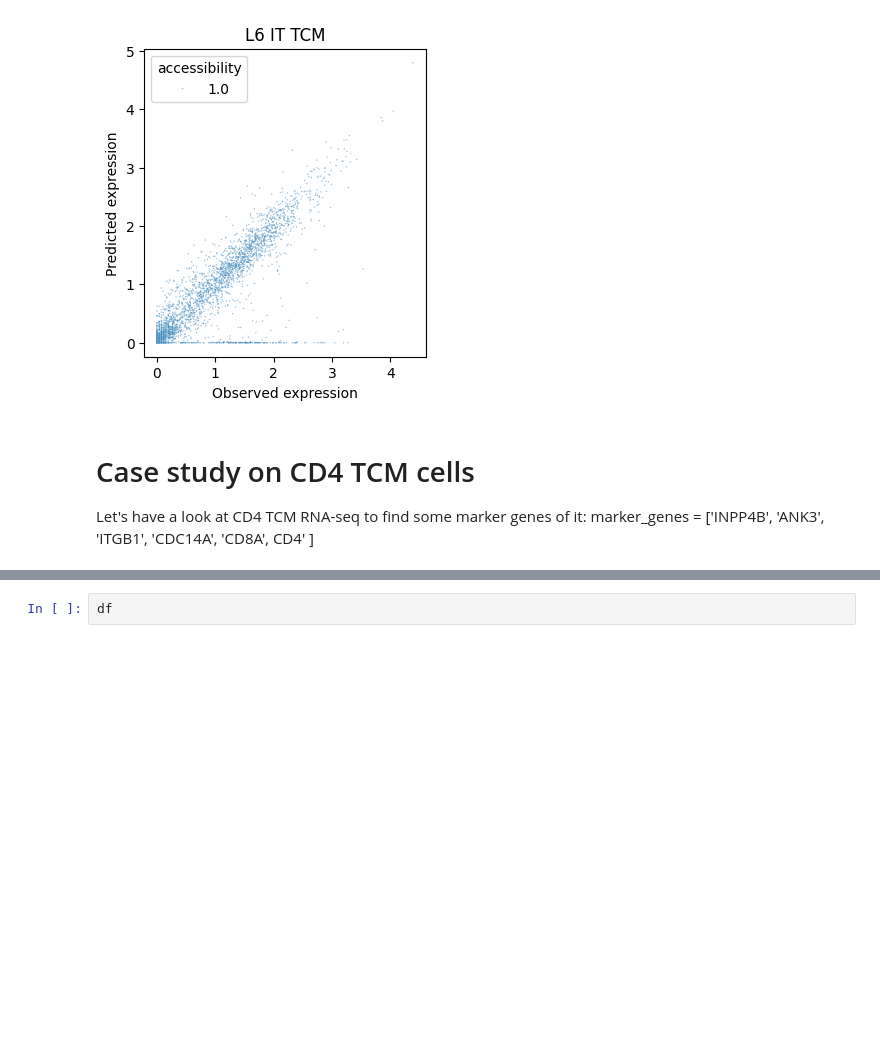
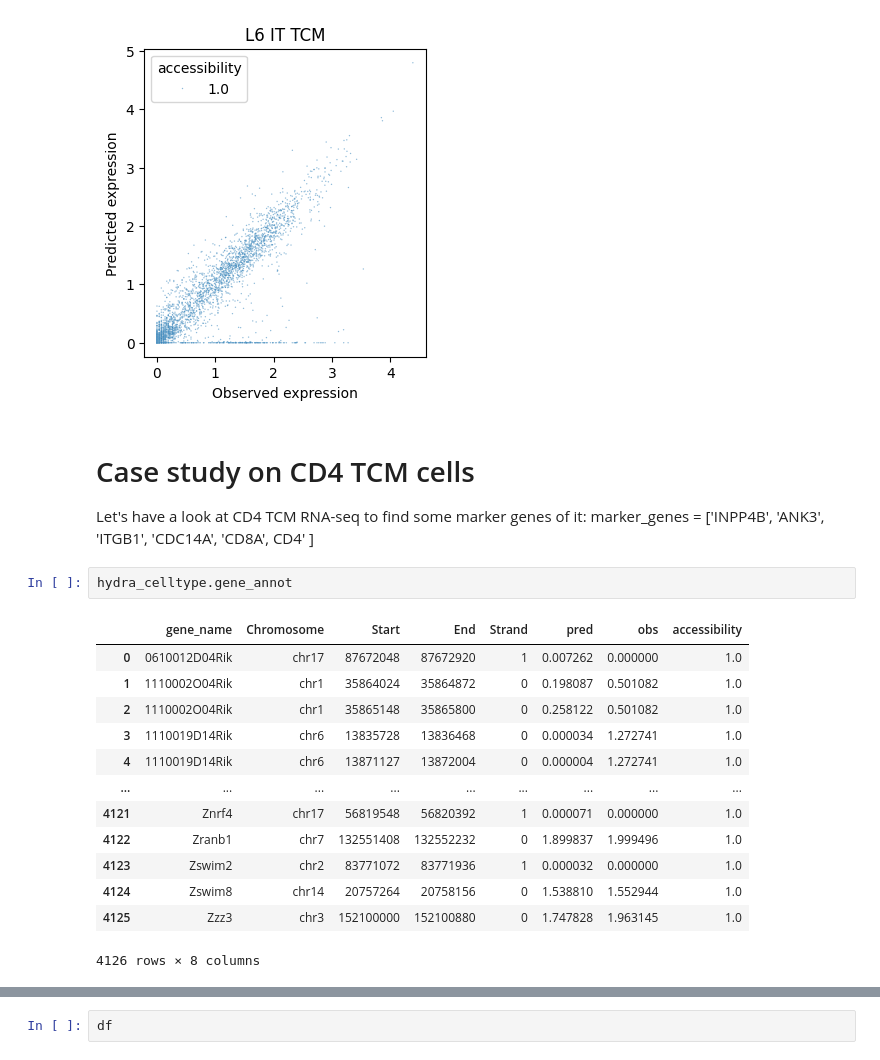
Before and after one commit to asunboi/get, a Jupyter notebook: pipeline2_aggr_preprocessing/finetune_batac_eval.ipynb, the cells around one changed output, grey strips where cells are left out. Saved outputs shown, nothing was run; the diff lists cells and outputs as text; blank space fills up the shorter version.

```diff
--- a/pipeline2_aggr_preprocessing/finetune_batac_eval.ipynb
+++ b/pipeline2_aggr_preprocessing/finetune_batac_eval.ipynb
@@ -247,4 +230,20 @@ plt.show()
 Let's have a look at CD4 TCM RNA-seq to find some marker genes of it:
 marker_genes = ['INPP4B', 'ANK3', 'ITGB1', 'CDC14A', 'CD8A', CD4'
 ]
+# %%
+hydra_celltype.gene_annot
+# %% [output]
+|  | gene_name | Chromosome | Start | End | Strand | pred | obs | accessibility |
+| 0 | 0610012D04Rik | chr17 | 87672048 | 87672920 | 1 | 0.007262 | 0.000000 | 1.0 |
+| 1 | 1110002O04Rik | chr1 | 35864024 | 35864872 | 0 | 0.198087 | 0.501082 | 1.0 |
+| 2 | 1110002O04Rik | chr1 | 35865148 | 35865800 | 0 | 0.258122 | 0.501082 | 1.0 |
+| 3 | 1110019D14Rik | chr6 | 13835728 | 13836468 | 0 | 0.000034 | 1.272741 | 1.0 |
+| 4 | 1110019D14Rik | chr6 | 13871127 | 13872004 | 0 | 0.000004 | 1.272741 | 1.0 |
+| ... | ... | ... | ... | ... | ... | ... | ... | ... |
+| 4121 | Znrf4 | chr17 | 56819548 | 56820392 | 1 | 0.000071 | 0.000000 | 1.0 |
+| 4122 | Zranb1 | chr7 | 132551408 | 132552232 | 0 | 1.899837 | 1.999496 | 1.0 |
+| 4123 | Zswim2 | chr2 | 83771072 | 83771936 | 1 | 0.000032 | 0.000000 | 1.0 |
+| 4124 | Zswim8 | chr14 | 20757264 | 20758156 | 0 | 1.538810 | 1.552944 | 1.0 |
+| 4125 | Zzz3 | chr3 | 152100000 | 152100880 | 0 | 1.747828 | 1.963145 | 1.0 |
+4126 rows × 8 columns
 # %%
```
Also changed, not shown: parts of 10 cells of this notebook, 1 other file.
